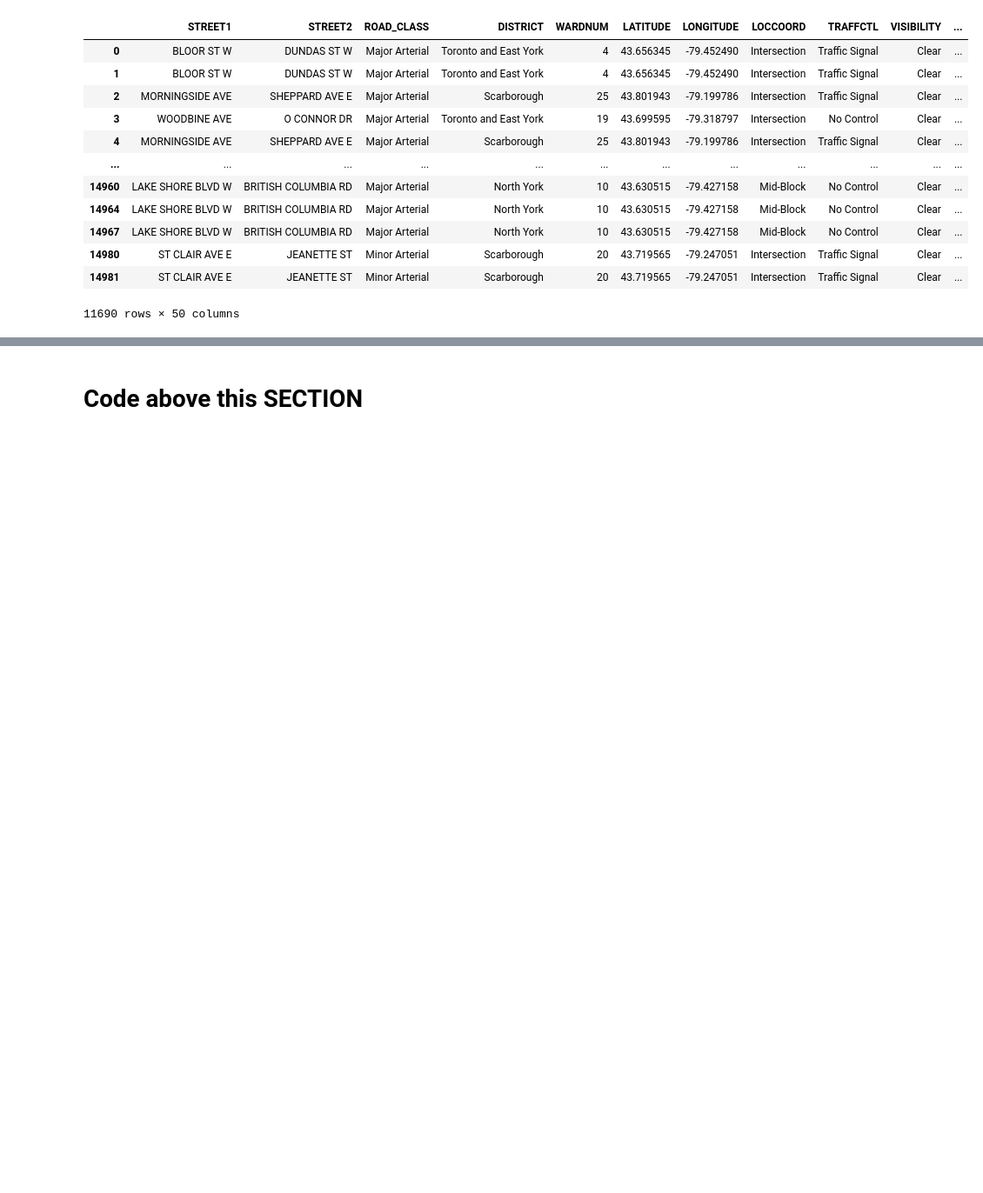
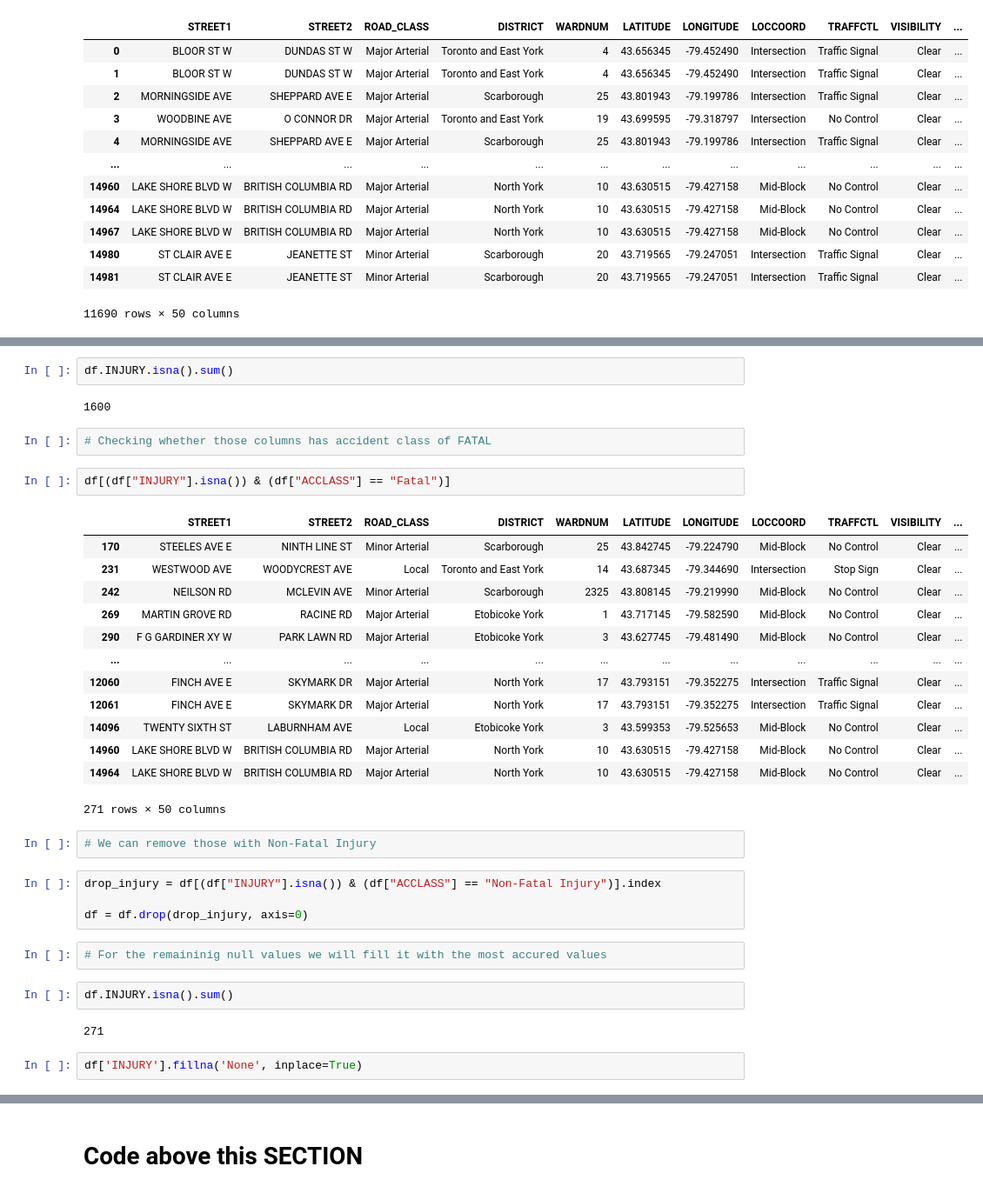
Before and after one commit to Raaj-4320/Accident-analysis, a Jupyter notebook: Accident_analysis.ipynb, the cells around one changed output, grey strips where cells are left out. Shown: that part at 87% size. Drawn from its saved outputs; the diff is of its cells as text; blank space fills up the shorter version.

```diff
--- a/Accident_analysis.ipynb
+++ b/Accident_analysis.ipynb
@@ -602,0 +612,36 @@ df
+# %%
+df.INJURY.isna().sum()
+# %% [output]
+1600
+# %%
+# Checking whether those columns has accident class of FATAL
+# %%
+df[(df["INJURY"].isna()) & (df["ACCLASS"] == "Fatal")]
+# %% [output]
+|  | STREET1 | STREET2 | ROAD_CLASS | DISTRICT | WARDNUM | LATITUDE | LONGITUDE | LOCCOORD | TRAFFCTL | VISIBILITY | ... |
+| 170 | STEELES AVE E | NINTH LINE ST | Minor Arterial | Scarborough | 25 | 43.842745 | -79.224790 | Mid-Block | No Control | Clear | ... |
+| 231 | WESTWOOD AVE | WOODYCREST AVE | Local | Toronto and East York | 14 | 43.687345 | -79.344690 | Intersection | Stop Sign | Clear | ... |
+| 242 | NEILSON RD | MCLEVIN AVE | Minor Arterial | Scarborough | 2325 | 43.808145 | -79.219990 | Mid-Block | No Control | Clear | ... |
+| 269 | MARTIN GROVE RD | RACINE RD | Major Arterial | Etobicoke York | 1 | 43.717145 | -79.582590 | Mid-Block | No Control | Clear | ... |
+| 290 | F G GARDINER XY W | PARK LAWN RD | Major Arterial | Etobicoke York | 3 | 43.627745 | -79.481490 | Mid-Block | No Control | Clear | ... |
+| ... | ... | ... | ... | ... | ... | ... | ... | ... | ... | ... | ... |
+| 12060 | FINCH AVE E | SKYMARK DR | Major Arterial | North York | 17 | 43.793151 | -79.352275 | Intersection | Traffic Signal | Clear | ... |
+| 12061 | FINCH AVE E | SKYMARK DR | Major Arterial | North York | 17 | 43.793151 | -79.352275 | Intersection | Traffic Signal | Clear | ... |
+| 14096 | TWENTY SIXTH ST | LABURNHAM AVE | Local | Etobicoke York | 3 | 43.599353 | -79.525653 | Mid-Block | No Control | Clear | ... |
+| 14960 | LAKE SHORE BLVD W | BRITISH COLUMBIA RD | Major Arterial | North York | 10 | 43.630515 | -79.427158 | Mid-Block | No Control | Clear | ... |
+| 14964 | LAKE SHORE BLVD W | BRITISH COLUMBIA RD | Major Arterial | North York | 10 | 43.630515 | -79.427158 | Mid-Block | No Control | Clear | ... |
+271 rows × 50 columns
+# %%
+# We can remove those with Non-Fatal Injury
+# %%
+drop_injury = df[(df["INJURY"].isna()) & (df["ACCLASS"] == "Non-Fatal Injury")].index
+
+df = df.drop(drop_injury, axis=0)
+# %%
+# For the remaininig null values we will fill it with the most accured values
+# %%
+df.INJURY.isna().sum()
+# %% [output]
+271
+# %%
+df['INJURY'].fillna('None', inplace=True)
```
Also changed, not shown: parts of 70 cells of this notebook.
